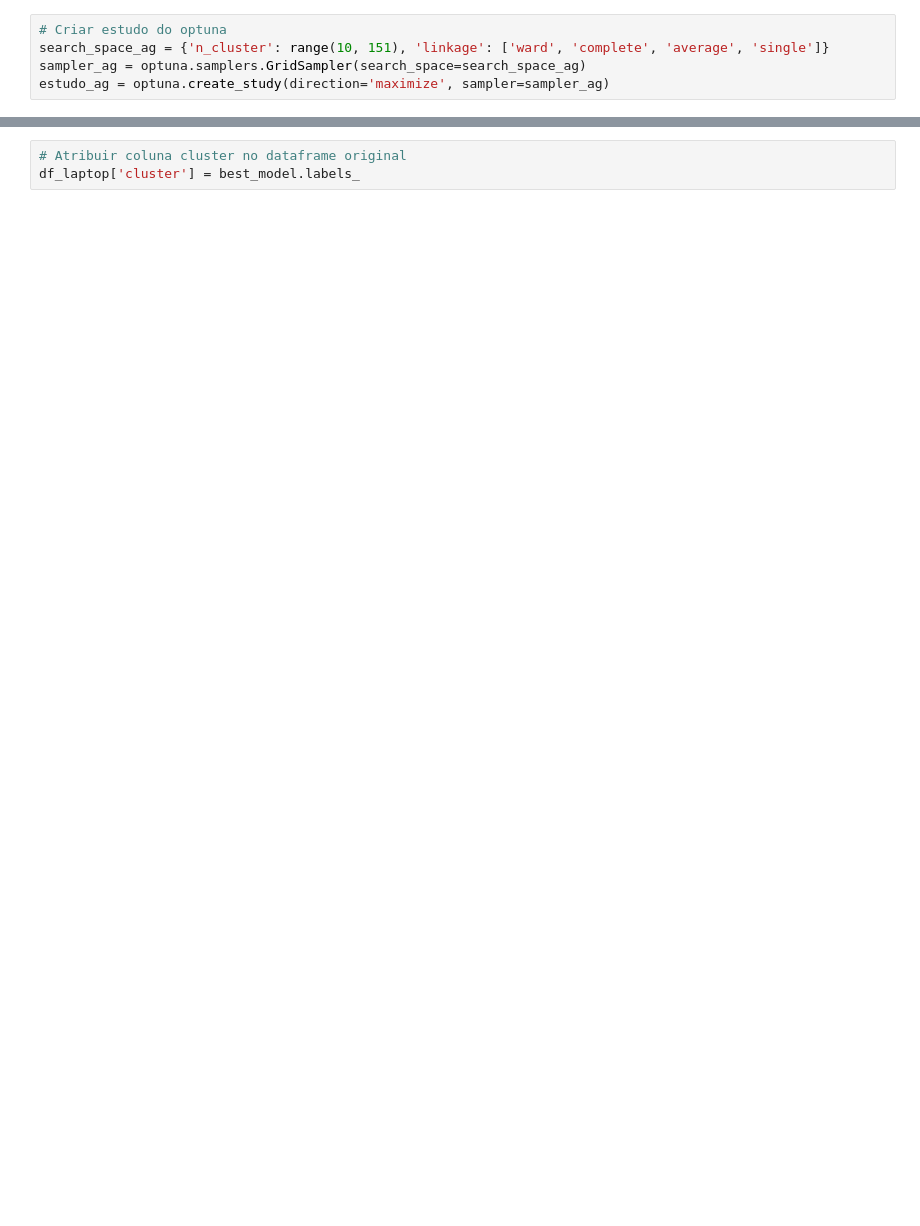
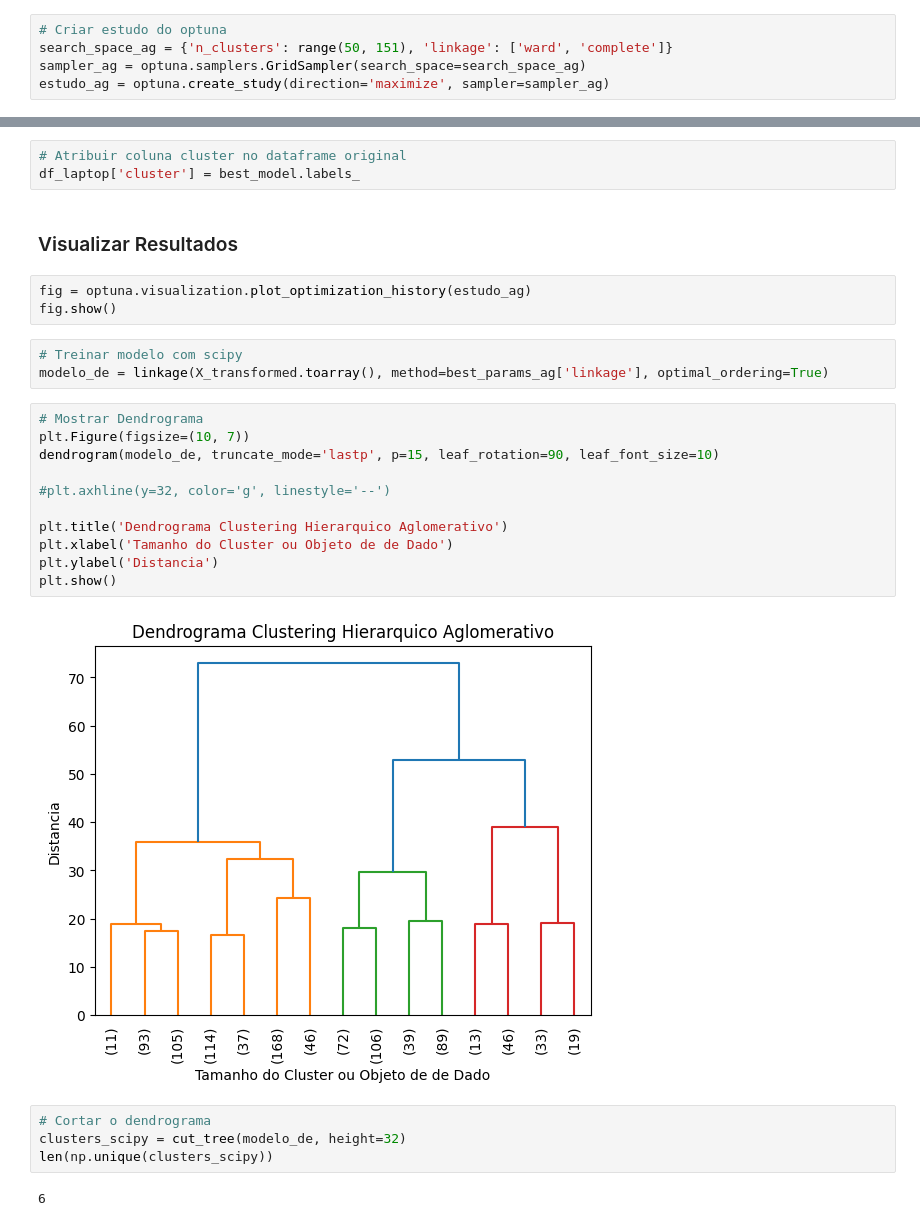
Before and after one commit to danilotavares-dev/clusterizacao-laptops-IA, a Jupyter notebook: clusterizacao_laptops.ipynb, the cells around one changed output, grey strips where cells are left out. Cells and saved outputs as stored; diff of their text form; blank space fills up the shorter version.

Commit message:
feat: visualização dos resultados do modelo.

```diff
--- a/clusterizacao_laptops.ipynb
+++ b/clusterizacao_laptops.ipynb
@@ -176,7 +176,7 @@ def hierarquical_aglomerative_objective(trial):
     return silhouette_avg
 # %%
 # Criar estudo do optuna
-search_space_ag = {'n_cluster': range(10, 151), 'linkage': ['ward', 'complete', 'average', 'single']}
+search_space_ag = {'n_clusters': range(50, 151), 'linkage': ['ward', 'complete']}
 sampler_ag = optuna.samplers.GridSampler(search_space=search_space_ag)
 estudo_ag = optuna.create_study(direction='maximize', sampler=sampler_ag)
 # %% [output]
@@ -281,3 +281,30 @@ best_score
 # %%
 # Atribuir coluna cluster no dataframe original
 df_laptop['cluster'] = best_model.labels_
+# %% [markdown]
+### Visualizar Resultados
+# %%
+fig = optuna.visualization.plot_optimization_history(estudo_ag)
+fig.show()
+# %%
+# Treinar modelo com scipy
+modelo_de = linkage(X_transformed.toarray(), method=best_params_ag['linkage'], optimal_ordering=True)
+# %%
+# Mostrar Dendrograma
+plt.Figure(figsize=(10, 7))
+dendrogram(modelo_de, truncate_mode='lastp', p=15, leaf_rotation=90, leaf_font_size=10)
+
+#plt.axhline(y=32, color='g', linestyle='--')
+
+plt.title('Dendrograma Clustering Hierarquico Aglomerativo')
+plt.xlabel('Tamanho do Cluster ou Objeto de de Dado')
+plt.ylabel('Distancia')
+plt.show()
+# %% [output]
+[figure, added]
+# %%
+# Cortar o dendrograma
+clusters_scipy = cut_tree(modelo_de, height=32)
+len(np.unique(clusters_scipy))
+# %% [output]
+6
```
Also changed, not shown: parts of 15 cells of this notebook.
